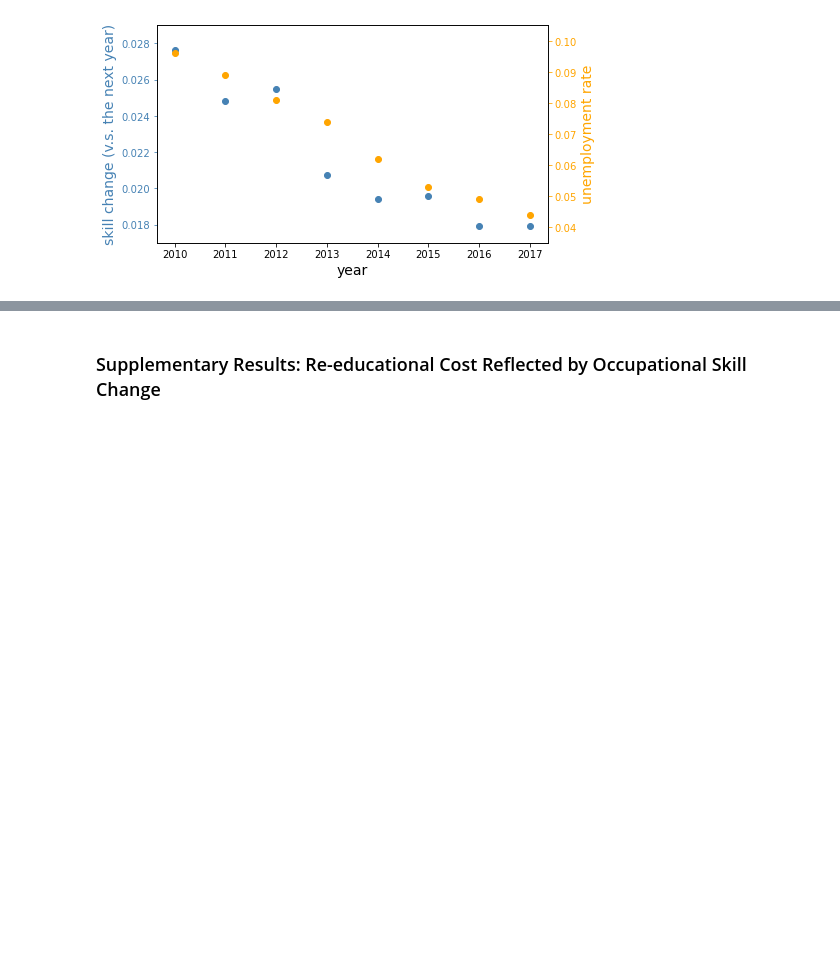
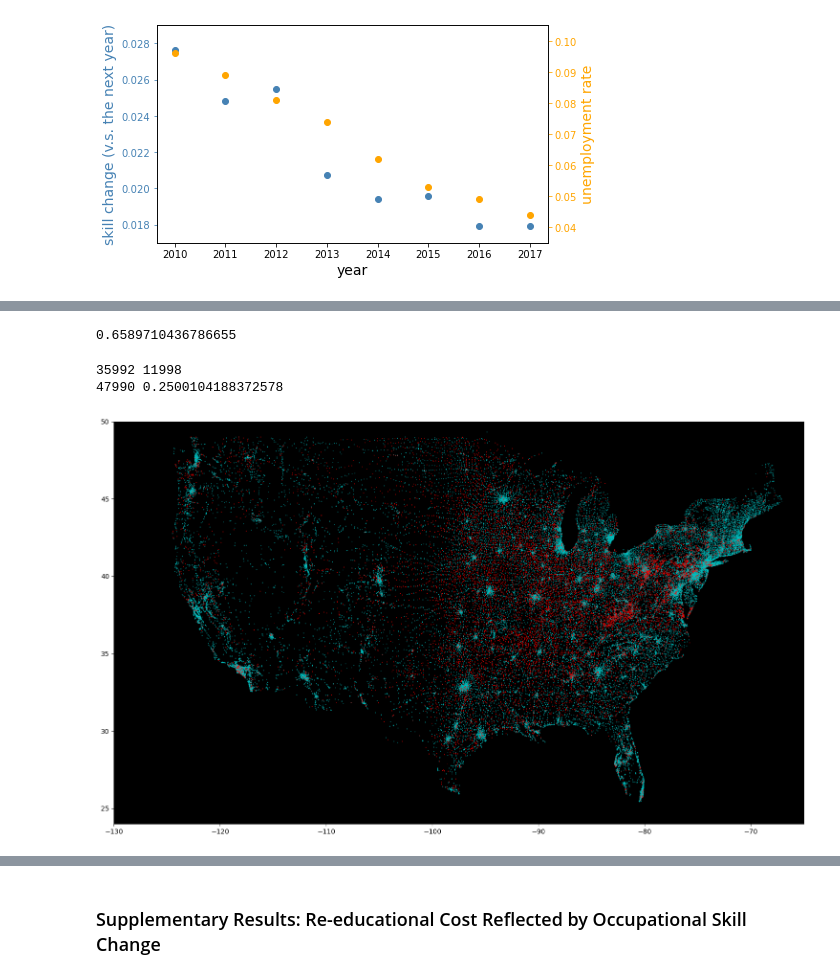
Before and after one commit to di-Tong/SkillPaper, a Jupyter notebook: Codes/SI.ipynb, the cells around one changed output, grey strips where cells are left out. Saved outputs shown, nothing was run; the diff lists cells and outputs as text; code cells hidden in the pictures; blank space fills up the shorter version.

Commit message:
add figure

```diff
--- a/Codes/SI.ipynb
+++ b/Codes/SI.ipynb
@@ -2250,0 +2342,72 @@ plt.show()
+# %%
+# classify two groups: low and high automation risk locations
+threshold=np.percentile(list(Cscore.values()),75)
+threshold
+# %% [output]
+0.6589710436786655
+# %%
+lon,lat = np.array(list(Cscore.keys())).T
+k=np.array([Size[i] for i in Cscore])
+#colors=np.array(list(Cscore.values()))
+def colorFunction(n):
+    if n>threshold:
+        return 'red'
+    if n<=threshold:
+        return 'green'
+colors=[colorFunction(i) for i in Cscore.values()]
+#
+lonR,latR = np.array(list([k for k in Cscore if Cscore[k]>threshold])).T
+lonG,latG = np.array(list([k for k in Cscore if Cscore[k]<=threshold])).T
+#
+ykR=[ySize[k] for k in Cscore if Cscore[k]>threshold]
+ykG=[ySize[k] for k in Cscore if Cscore[k]<=threshold]
+#
+print(len(lonG),len(lonR))
+print(35992+11998,11998/47990)
+# %% [output]
+35992 11998
+47990 0.2500104188372578
+# %%
+# ---- 1) Build point GeoDataFrame ----
+towns = list(Cscore.keys())
+lons = np.array([t[0] for t in towns], dtype=float)
+lats = np.array([t[1] for t in towns], dtype=float)
+
+gdf = gpd.GeoDataFrame(
+    {
+        "Cscore": np.array([Cscore[t] for t in towns], dtype=float),
+        "Size":   np.array([Size[t] for t in towns], dtype=float),
+        "ySize":  np.array([ySize[t] for t in towns], dtype=float),
+    },
+    geometry=gpd.points_from_xy(lons, lats),
+    crs="EPSG:4326",
+)
+
+# ---- 2) Load country polygons (Natural Earth 110m) ----
+url = "https://naciscdn.org/naturalearth/110m/cultural/ne_110m_admin_0_countries.zip"
+countries = gpd.read_file(url)  # reads zipped shapefile directly
+# Column name varies by NE version; typically 'ADMIN' or 'NAME' exists
+name_col = "ADMIN" if "ADMIN" in countries.columns else ("NAME" if "NAME" in countries.columns else None)
+if name_col is None:
+    raise ValueError(f"Couldn't find a country name column. Columns are: {list(countries.columns)}")
+
+usa = countries[countries[name_col] == "United States of America"]
+usa_geom = usa.geometry.union_all()
+
+# ---- 3) Keep only points inside/intersecting USA polygon ----
+gdf_us = gdf[gdf.intersects(usa_geom)]  # intersects is more forgiving than within()
+
+# ---- 4) Plot ----
+high = gdf_us[gdf_us["Cscore"] > threshold]
+low  = gdf_us[gdf_us["Cscore"] <= threshold]
+
+plt.figure(figsize=(15, 9))
+plt.scatter(low.geometry.x,  low.geometry.y,  s=np.log(low["ySize"]) / 15, c="c", alpha=.7)
+plt.scatter(high.geometry.x, high.geometry.y, s=np.log(high["ySize"]) / 15, c="r", alpha=.9)
+plt.xlim(-130, -65)
+plt.ylim(24, 50)
+plt.gca().set_facecolor("black")
+plt.tight_layout()
+plt.show()
+# %% [output]
+[figure, added]
```
Also changed, not shown: parts of 6 cells of this notebook.
